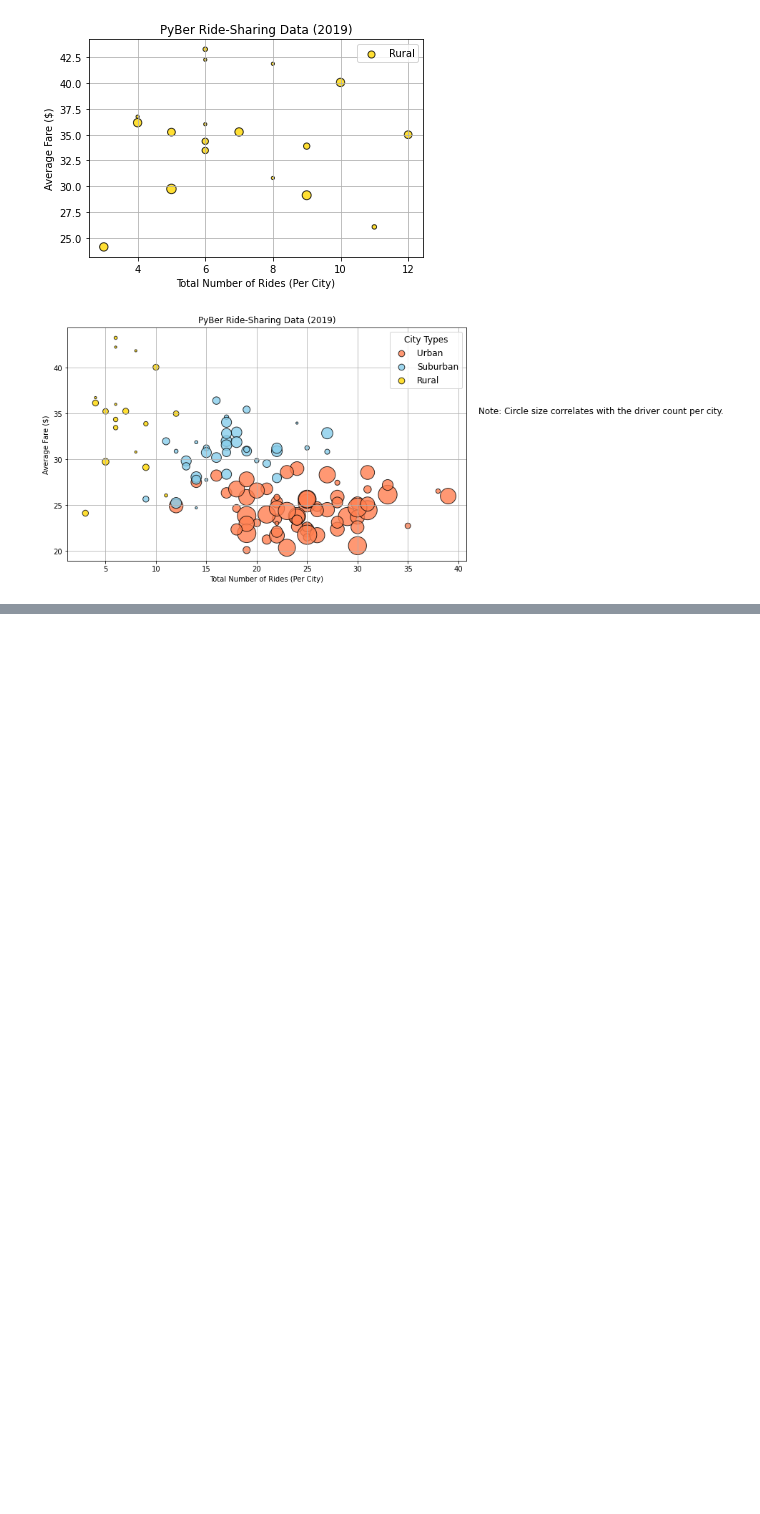
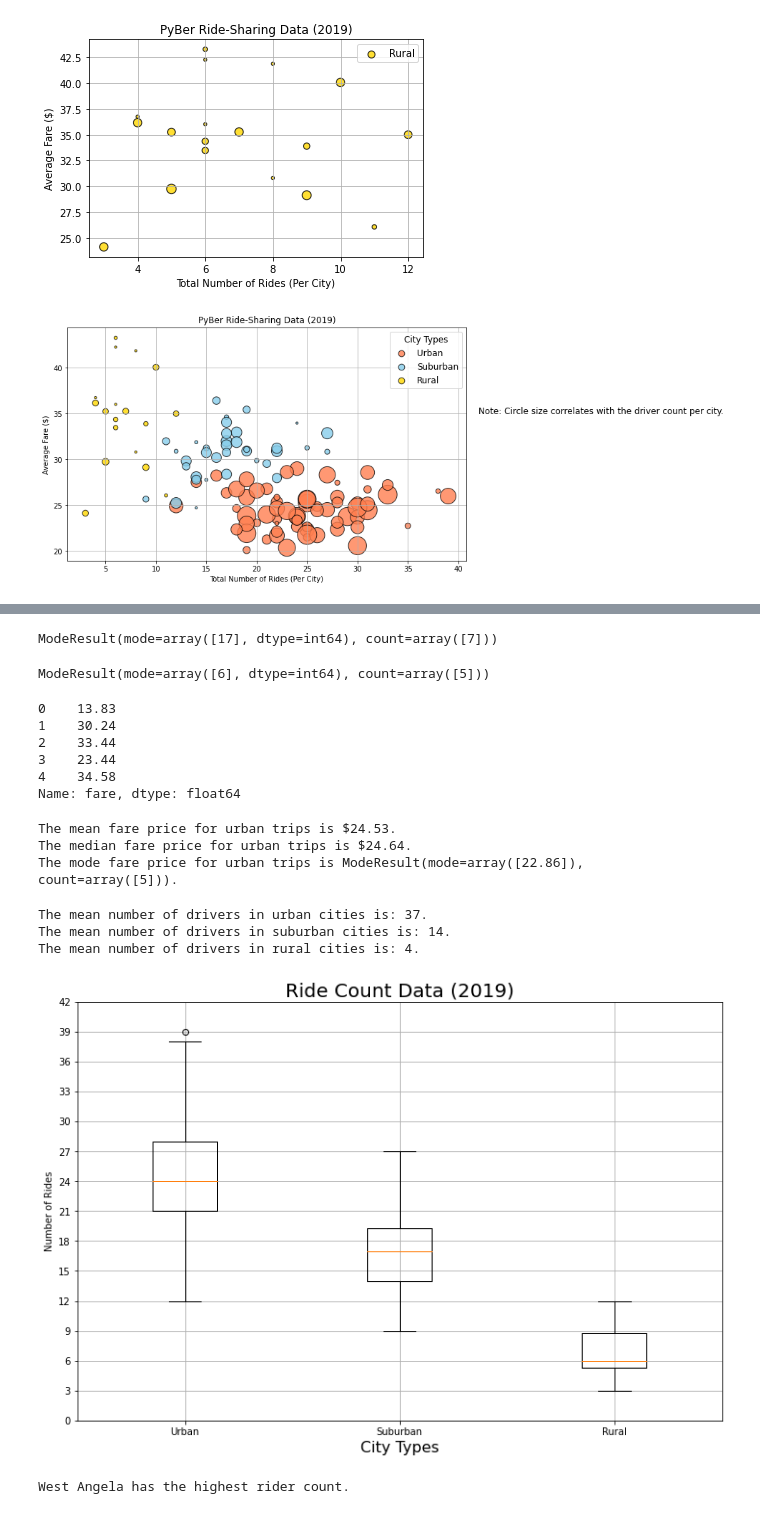
Before and after one commit to brand0j/PyBer_Analysis, a Jupyter notebook: PyBer_ride_data.ipynb, the cells around one changed output, grey strips where cells are left out. Saved outputs shown, nothing was run; the diff lists cells and outputs as text; code cells hidden in the pictures; blank space fills up the shorter version.

Commit message:
box and whisker plots

```diff
--- a/PyBer_ride_data.ipynb
+++ b/PyBer_ride_data.ipynb
@@ -301,0 +410,68 @@ plt.show()
+# %%
+sts.mode(suburban_ride_count)
+# %% [output]
+ModeResult(mode=array([17], dtype=int64), count=array([7]))
+# %%
+sts.mode(rural_ride_count)
+# %% [output]
+ModeResult(mode=array([6], dtype=int64), count=array([5]))
+# %%
+urban_fares = urban_cities_df['fare']
+suburban_fares = suburban_cities_df['fare']
+rural_fares = rural_cities_df['fare']
+urban_fares.head()
+# %% [output]
+0    13.83
+1    30.24
+2    33.44
+3    23.44
+4    34.58
+Name: fare, dtype: float64
+# %%
+mean_urban_fares = np.mean(urban_fares)
+print(f"The mean fare price for urban trips is ${mean_urban_fares:.2f}.")
+
+median_urban_fares = np.median(urban_fares)
+print(f"The median fare price for urban trips is ${median_urban_fares:.2f}.")
+
+mode_urban_fares = sts.mode(urban_fares)
+print(f"The mode fare price for urban trips is {mode_urban_fares}.")
+# %% [output]
+The mean fare price for urban trips is $24.53.
+The median fare price for urban trips is $24.64.
+The mode fare price for urban trips is ModeResult(mode=array([22.86]), count=array([5])).
+# %%
+urban_drivers = urban_cities_df['driver_count']
+suburban_drivers = suburban_cities_df['driver_count']
+rural_drivers = rural_cities_df['driver_count']
+
+mean_urban_drivers = np.mean(urban_drivers)
+mean_suburban_drivers = np.mean(suburban_drivers)
+mean_rural_drivers = np.mean(rural_drivers)
+
+print(f"The mean number of drivers in urban cities is: {round(mean_urban_drivers)}.")
+print(f"The mean number of drivers in suburban cities is: {round(mean_suburban_drivers)}.")
+print(f"The mean number of drivers in rural cities is: {round(mean_rural_drivers)}.")
+# %% [output]
+The mean number of drivers in urban cities is: 37.
+The mean number of drivers in suburban cities is: 14.
+The mean number of drivers in rural cities is: 4.
+# %%
+x_labels = ['Urban','Suburban','Rural']
+fig,ax = plt.subplots(figsize=(12,8))
+ax.boxplot([urban_ride_count,suburban_ride_count,rural_ride_count],labels=x_labels)
+
+ax.set_title('Ride Count Data (2019)',fontsize=20)
+ax.set_xlabel('City Types',fontsize=16)
+ax.set_ylabel('Number of Rides')
+ax.set_yticks(np.arange(0,45,3))
+ax.grid()
+plt.savefig('analysis_Fig2.png')
+plt.show()
+# %% [output]
+[figure, added]
+# %%
+urban_city_outlier = urban_ride_count[urban_ride_count==39].index[0]
+print(f"{urban_city_outlier} has the highest rider count.")
+# %% [output]
+West Angela has the highest rider count.
```
Also changed, not shown: parts of 14 cells of this notebook.
